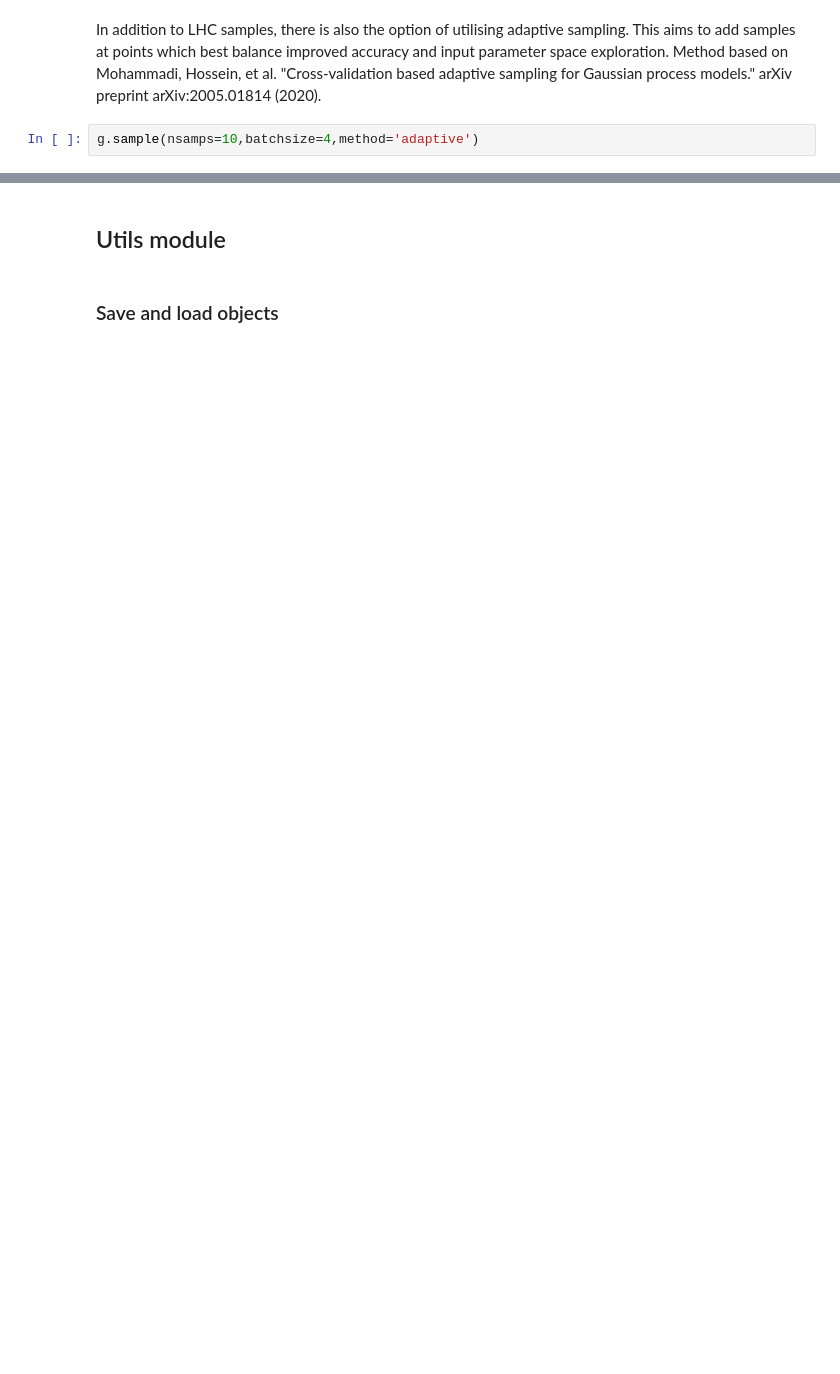
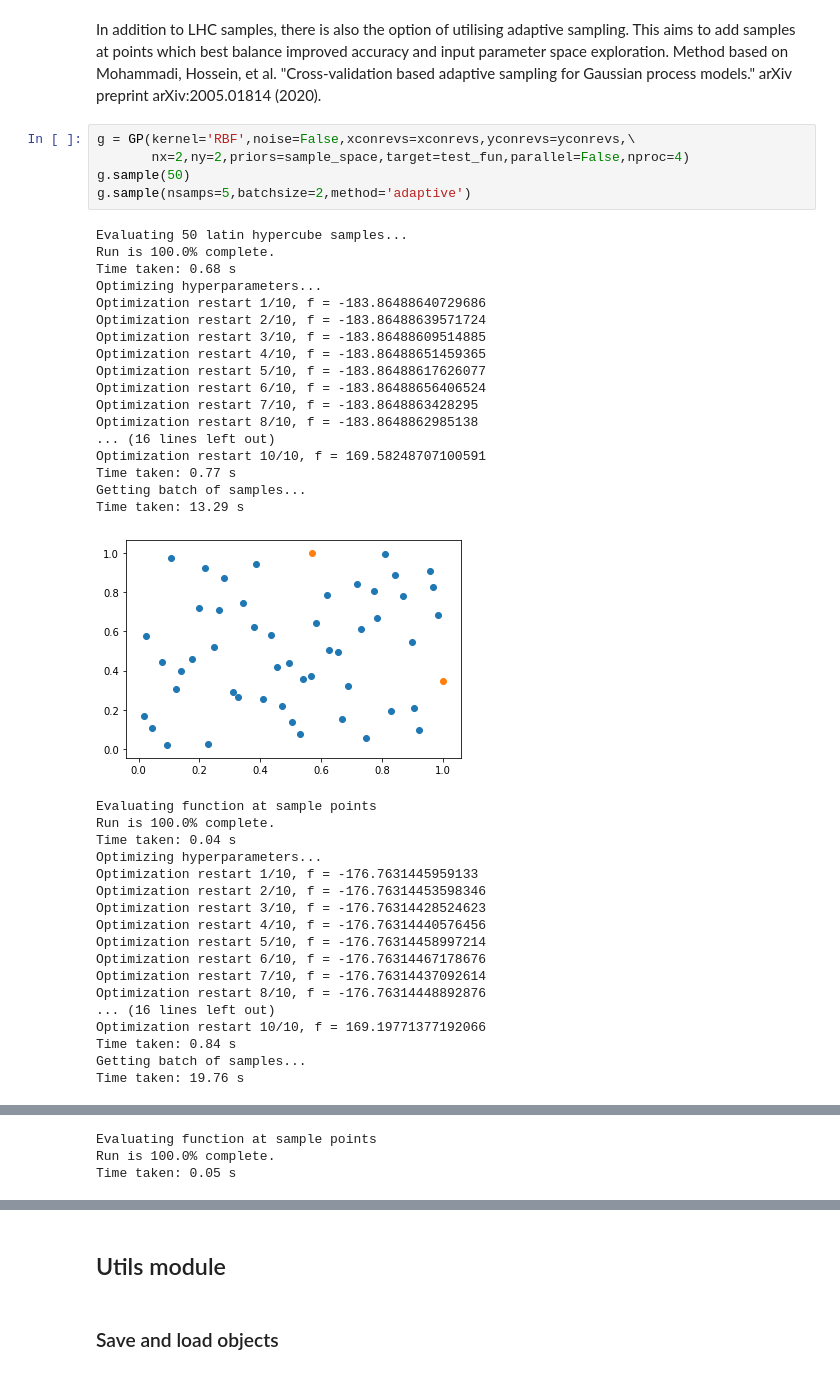
Before and after one commit to andrew-angus/andvaranaut, a Jupyter notebook: tutorial/tutorial.ipynb, the cells around one changed output, grey strips where cells are left out. Cells and saved outputs as stored; diff of their text form; blank space fills up the shorter version.

```diff
--- a/tutorial/tutorial.ipynb
+++ b/tutorial/tutorial.ipynb
@@ -179,4 +368,43 @@ g.relative_importances(original_data=True,restarts=10)
 # %% [markdown]
 In addition to LHC samples, there is also the option of utilising adaptive sampling. This aims to add samples at points which best balance improved accuracy and input parameter space exploration. Method based on Mohammadi, Hossein, et al. "Cross-validation based adaptive sampling for Gaussian process models." arXiv preprint arXiv:2005.01814 (2020).
-# %%
-g.sample(nsamps=10,batchsize=4,method='adaptive')
+# %%
+g = GP(kernel='RBF',noise=False,xconrevs=xconrevs,yconrevs=yconrevs,\
+       nx=2,ny=2,priors=sample_space,target=test_fun,parallel=False,nproc=4)
+g.sample(50)
+g.sample(nsamps=5,batchsize=2,method='adaptive')
+# %% [output]
+Evaluating 50 latin hypercube samples...
+Run is 100.0% complete.
+Time taken: 0.68 s
+Optimizing hyperparameters...
+Optimization restart 1/10, f = -183.86488640729686
+Optimization restart 2/10, f = -183.86488639571724
+Optimization restart 3/10, f = -183.86488609514885
+Optimization restart 4/10, f = -183.86488651459365
+Optimization restart 5/10, f = -183.86488617626077
+Optimization restart 6/10, f = -183.86488656406524
+Optimization restart 7/10, f = -183.8648863428295
+Optimization restart 8/10, f = -183.8648862985138
+... (16 lines left out)
+Optimization restart 10/10, f = 169.58248707100591
+Time taken: 0.77 s
+Getting batch of samples...
+Time taken: 13.29 s
+[figure, added]
+Evaluating function at sample points
+Run is 100.0% complete.
+Time taken: 0.04 s
+Optimizing hyperparameters...
+Optimization restart 1/10, f = -176.7631445959133
+Optimization restart 2/10, f = -176.76314453598346
+Optimization restart 3/10, f = -176.76314428524623
+Optimization restart 4/10, f = -176.76314440576456
+Optimization restart 5/10, f = -176.76314458997214
+Optimization restart 6/10, f = -176.76314467178676
+Optimization restart 7/10, f = -176.76314437092614
+Optimization restart 8/10, f = -176.76314448892876
+... (16 lines left out)
+Optimization restart 10/10, f = 169.19771377192066
+Time taken: 0.84 s
+Getting batch of samples...
+Time taken: 19.76 s
@@ -182,0 +430,3 @@ g.sample(nsamps=10,batchsize=4,method='adaptive')
+Evaluating function at sample points
+Run is 100.0% complete.
+Time taken: 0.05 s
```
Also changed, not shown: parts of 27 cells of this notebook, 2 other files.
